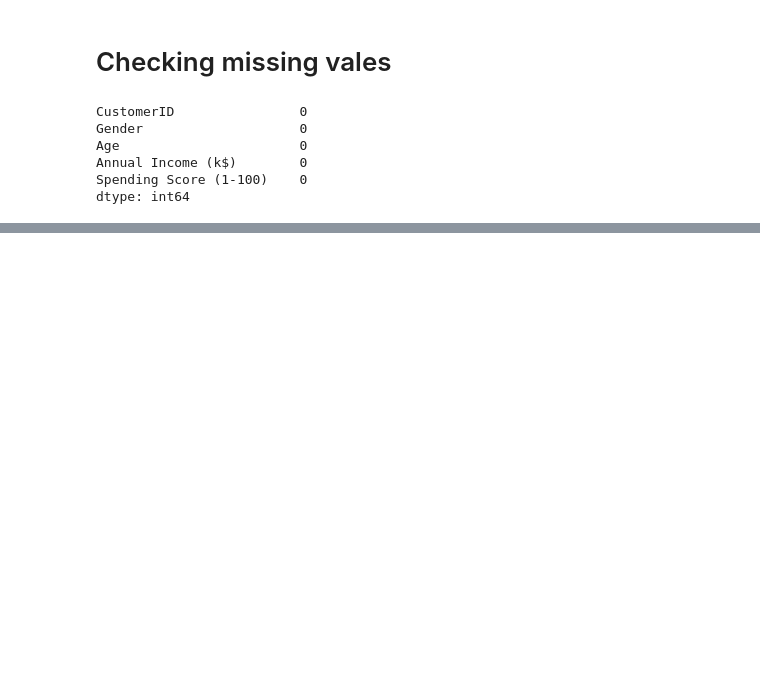
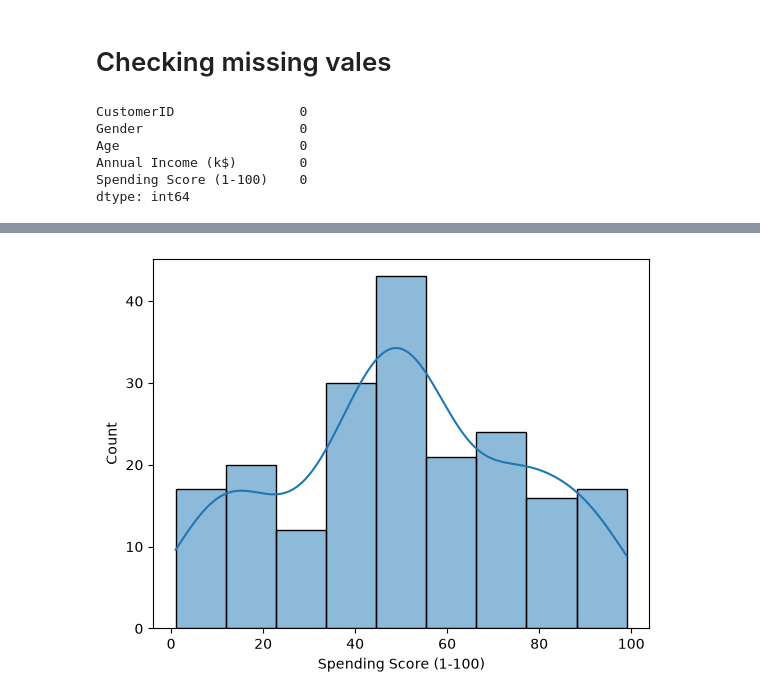
Before and after one commit to shy942/ML-exploration, a Jupyter notebook: notebooks/05_Clustering.ipynb, the cells around one changed output, grey strips where cells are left out. Cells and saved outputs as stored; diff of their text form; code cells hidden in the pictures; blank space fills up the shorter version.

```diff
--- a/notebooks/05_Clustering.ipynb
+++ b/notebooks/05_Clustering.ipynb
@@ -66,0 +81,6 @@ dtype: int64
+# %%
+# Distribution of Spending Score
+sns.histplot(df['Spending Score (1-100)'], kde=True)
+plt.show()
+# %% [output]
+[figure, added]
```
Also changed, not shown: parts of 14 cells of this notebook.
